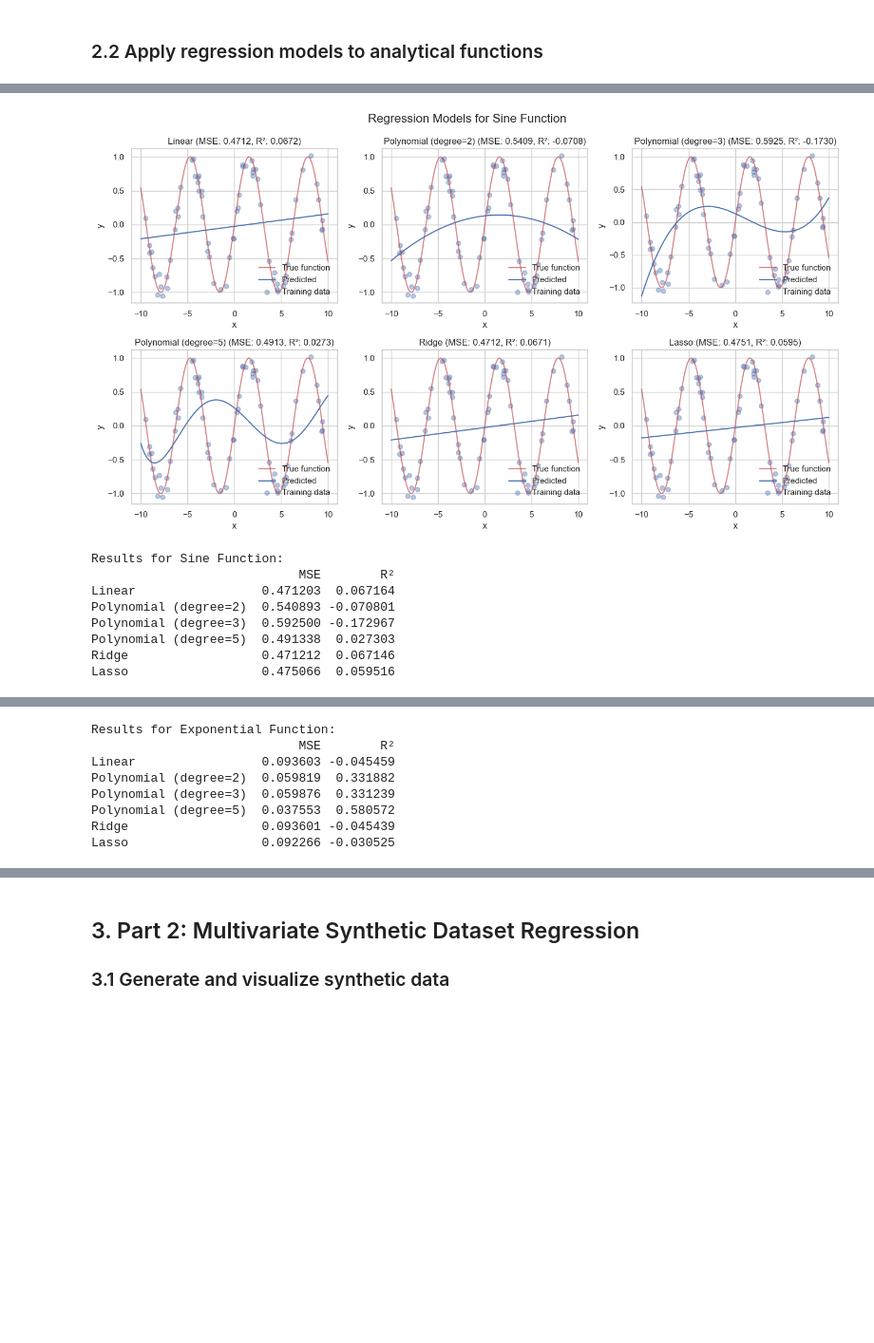
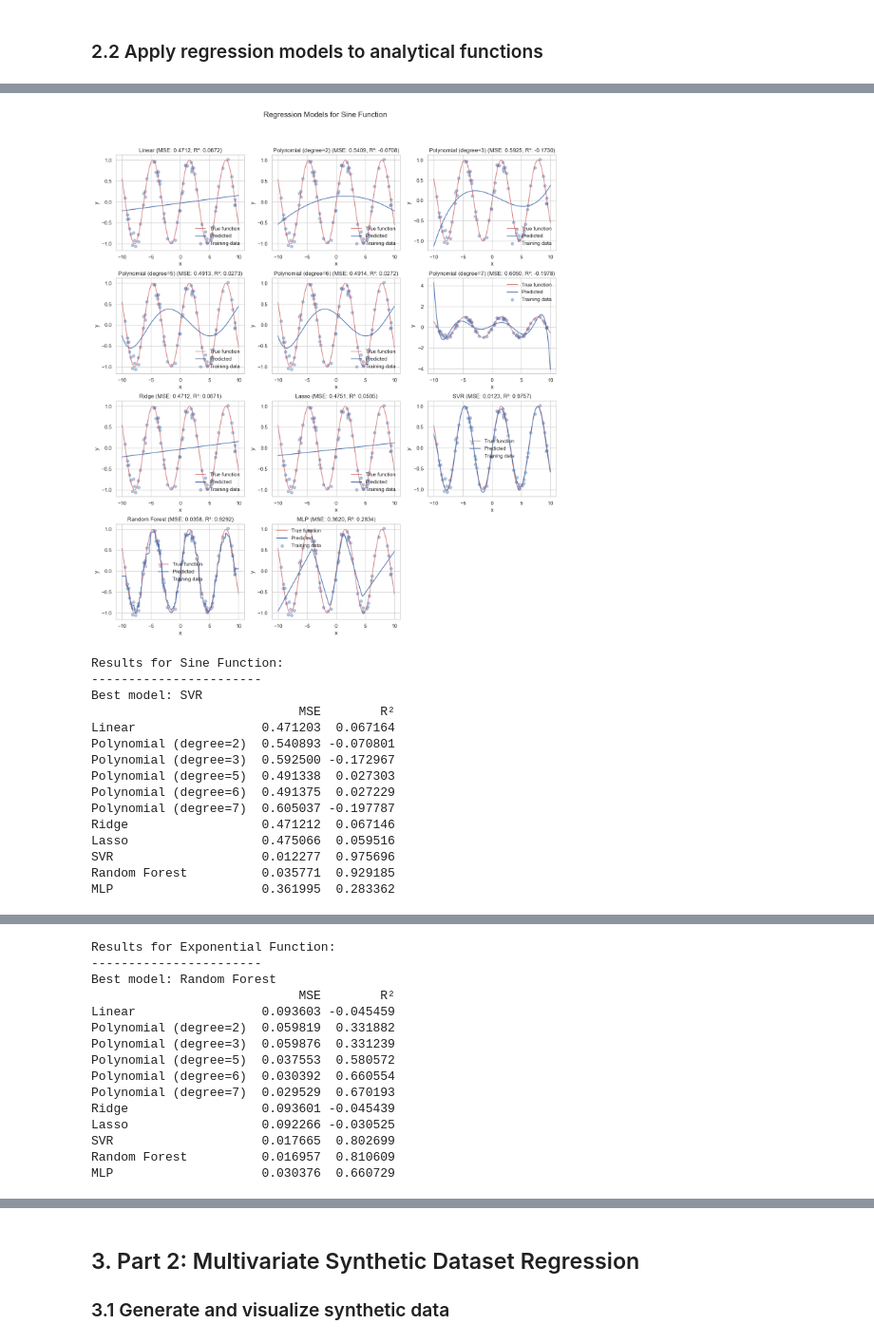
Before and after one commit to imadbenmadi/ITDS-practise-project, a Jupyter notebook: notebook.ipynb, the cells around one changed output, grey strips where cells are left out. Shown at 95% size. Drawn from its saved outputs; the diff is of its cells as text; code cells hidden in the pictures; blank space fills up the shorter version.

```diff
--- a/notebook.ipynb
+++ b/notebook.ipynb
@@ -90,80 +532,34 @@ plt.show()
 # %%
-# Function to fit and evaluate regression models on analytical functions
-def fit_regression_models(x_train, y_train, x_test, y_test, x_full, y_full, function_name):
-    # Create models with different complexity
-    models = {
-        'Linear': LinearRegression(),
-        'Polynomial (degree=2)': make_pipeline(PolynomialFeatures(degree=2), LinearRegression()),
-        'Polynomial (degree=3)': make_pipeline(PolynomialFeatures(degree=3), LinearRegression()),
-        'Polynomial (degree=5)': make_pipeline(PolynomialFeatures(degree=5), LinearRegression()),
-        'Ridge': Ridge(alpha=1.0),
-        'Lasso': Lasso(alpha=0.1)
-    }
 
-    # Fit models and calculate predictions
-    results = {}
-    plt.figure(figsize=(14, 8))
-
-    for i, (name, model) in enumerate(models.items()):
-        # Fit the model
-        model.fit(x_train, y_train)
-
-        # Predict on test data
-        y_pred = model.predict(x_test)
-
-        # Calculate metrics
-        mse = mean_squared_error(y_test, y_pred)
-        r2 = r2_score(y_test, y_pred)
-
-        results[name] = {
-            'MSE': mse,
-            'R2': r2,
-            'Model': model
-        }
-
-        # Plot predictions on full range
-        y_pred_full = model.predict(x_full)
-
-        plt.subplot(2, 3, i+1)
-        plt.plot(x_full, y_full, 'r-', alpha=0.7, label='True function')
-        plt.plot(x_full, y_pred_full, 'b-', label='Predicted')
-        plt.scatter(x_train, y_train, alpha=0.4, label='Training data')
-        plt.title(f'{name} (MSE: {mse:.4f}, R²: {r2:.4f})')
-        plt.xlabel('x')
-        plt.ylabel('y')
-        plt.legend()
-
-    plt.suptitle(f'Regression Models for {function_name}', fontsize=16)
-    plt.tight_layout()
-    plt.subplots_adjust(top=0.9)
-    plt.show()
-
-    # Display results in a table
-    results_df = pd.DataFrame({name: {'MSE': res['MSE'], 'R²': res['R2']} for name, res in results.items()}).T
-    print(f"Results for {function_name}:")
-    return results_df
 
 # Split data into train and test sets for each function
 x_train_sin, x_test_sin, y_train_sin, y_test_sin = train_test_split(x_sample, y_sin_sample, test_size=0.3, random_state=42)
 x_train_exp, x_test_exp, y_train_exp, y_test_exp = train_test_split(x_sample, y_exp_sample, test_size=0.3, random_state=42)
 x_train_poly, x_test_poly, y_train_poly, y_test_poly = train_test_split(x_sample, y_poly_sample, test_size=0.3, random_state=42)
 
 # Apply models to each function
 results_sin = fit_regression_models(x_train_sin, y_train_sin, x_test_sin, y_test_sin, x, y_sin, 'Sine Function')
 print(results_sin)
 
 results_exp = fit_regression_models(x_train_exp, y_train_exp, x_test_exp, y_test_exp, x, y_exp, 'Exponential Function')
 print(results_exp)
 
 results_poly = fit_regression_models(x_train_poly, y_train_poly, x_test_poly, y_test_poly, x, y_poly, 'Polynomial Function')
 print(results_poly)
 # %% [output]
-[figure, old version]
+[figure, new version]
 Results for Sine Function:
+-----------------------
+Best model: SVR
                             MSE        R²
 Linear                 0.471203  0.067164
 Polynomial (degree=2)  0.540893 -0.070801
 Polynomial (degree=3)  0.592500 -0.172967
 Polynomial (degree=5)  0.491338  0.027303
+Polynomial (degree=6)  0.491375  0.027229
+Polynomial (degree=7)  0.605037 -0.197787
 Ridge                  0.471212  0.067146
 Lasso                  0.475066  0.059516
+SVR                    0.012277  0.975696
+Random Forest          0.035771  0.929185
+MLP                    0.361995  0.283362
@@ -171,8 +567,15 @@ Lasso                  0.475066  0.059516
 Results for Exponential Function:
+-----------------------
+Best model: Random Forest
                             MSE        R²
 Linear                 0.093603 -0.045459
 Polynomial (degree=2)  0.059819  0.331882
 Polynomial (degree=3)  0.059876  0.331239
 Polynomial (degree=5)  0.037553  0.580572
+Polynomial (degree=6)  0.030392  0.660554
+Polynomial (degree=7)  0.029529  0.670193
 Ridge                  0.093601 -0.045439
 Lasso                  0.092266 -0.030525
+SVR                    0.017665  0.802699
+Random Forest          0.016957  0.810609
+MLP                    0.030376  0.660729
```
Also changed, not shown: parts of 14 cells of this notebook.
